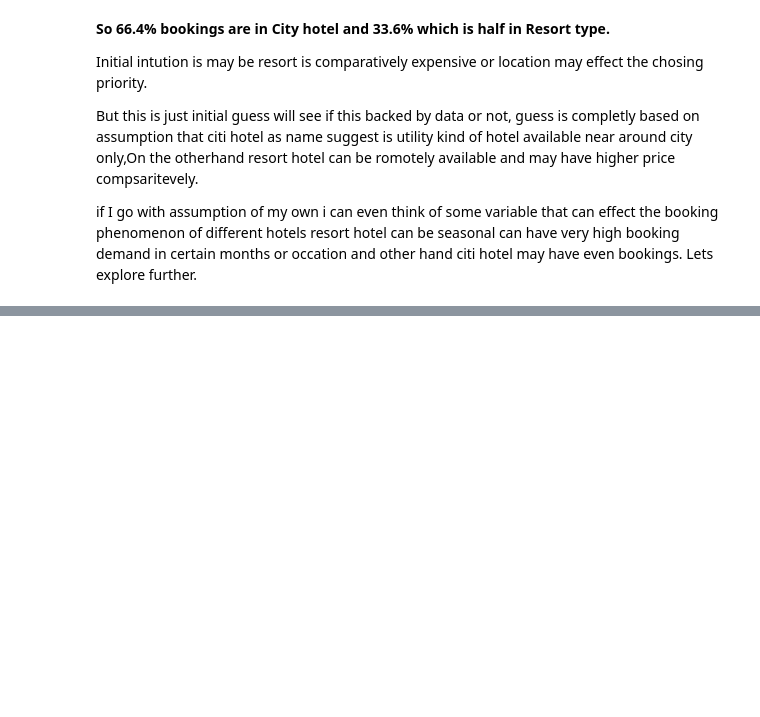
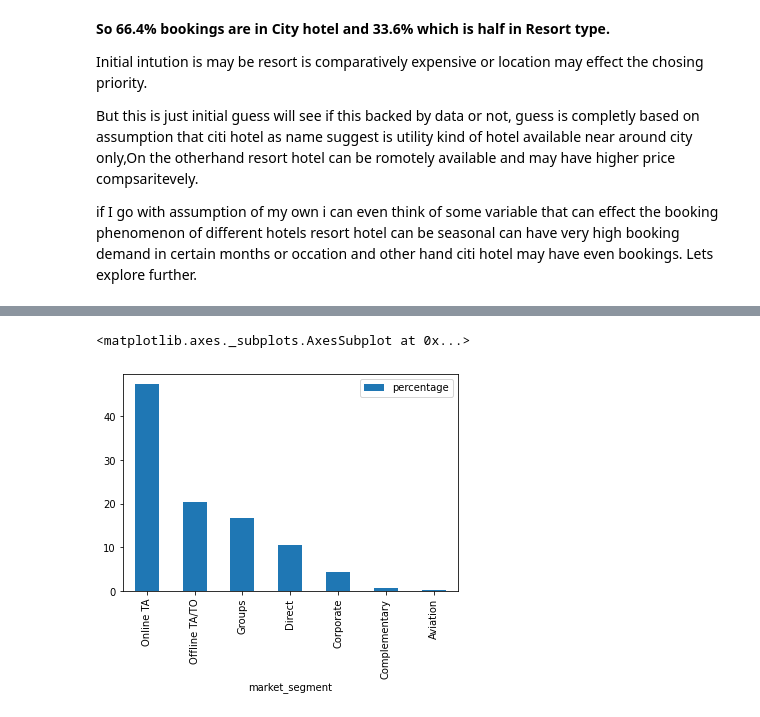
Before and after one commit to NV1511/Hotel-Booking-Data-Analysis, a Jupyter notebook: Capstone_Project_Hotel_Booking_Analysis.ipynb, the cells around one changed output, grey strips where cells are left out. Cells and saved outputs as stored; diff of their text form; code cells hidden in the pictures; blank space fills up the shorter version.

```diff
--- a/Capstone_Project_Hotel_Booking_Analysis.ipynb
+++ b/Capstone_Project_Hotel_Booking_Analysis.ipynb
@@ -242,0 +263,6 @@ Lets explore further.
+# %%
+##Get the table which display market segment wise data and that way we'll find out which from market sagment received highest booking
+market_sagment_analysis=df.groupby('market_segment')['hotel'].count().reset_index().sort_values(by='hotel',ascending=False)
+market_sagment_analysis['percentage']=(market_sagment_analysis['hotel']/market_sagment_analysis['hotel'].sum())*100
+market_sagment_analysis.rename(columns={'hotel':'No. of booking'},inplace=True)
+market_sagment_analysis
@@ -242,0 +278,6 @@ Lets explore further.
+# %%
+#Plot the analysis
+market_sagment_analysis.plot.bar(x='market_segment',y='percentage')
+# %% [output]
+<matplotlib.axes._subplots.AxesSubplot at 0x...>
+[figure, added]
```
Also changed, not shown: parts of 10 cells of this notebook.
